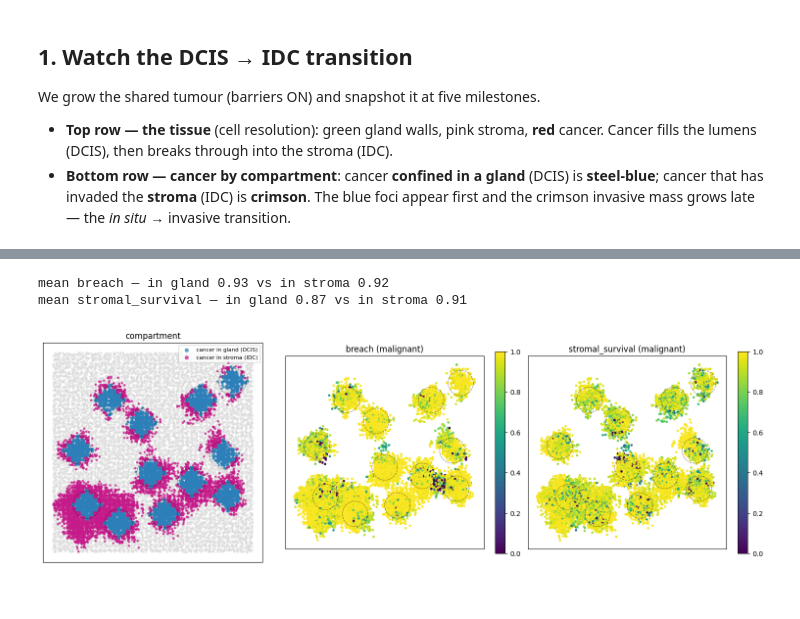
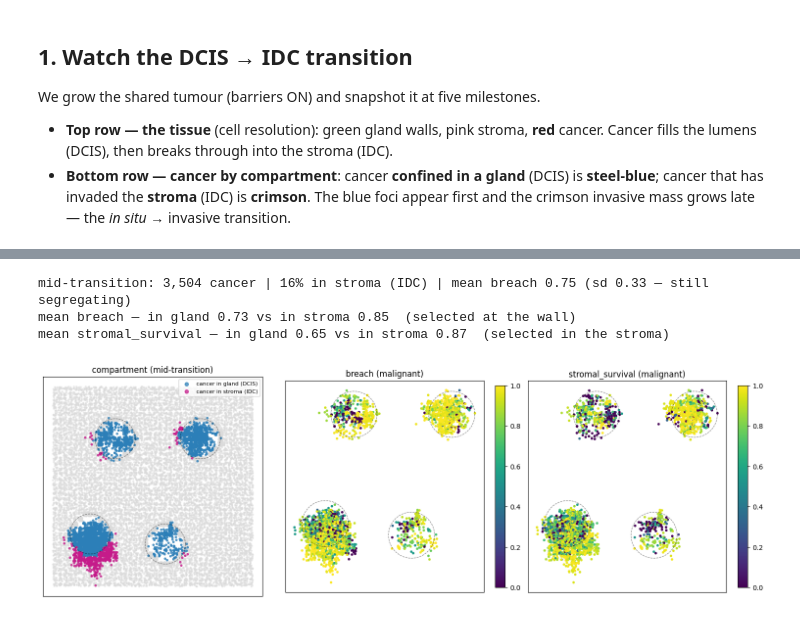
Before and after one commit to pedrofale/iscc, a Jupyter notebook: notebooks/compartment_selection_confound.ipynb, the cells around one changed output, grey strips where cells are left out. Saved outputs shown, nothing was run; the diff lists cells and outputs as text; code cells hidden in the pictures.

```diff
--- a/notebooks/compartment_selection_confound.ipynb
+++ b/notebooks/compartment_selection_confound.ipynb
@@ -46,6 +46,7 @@ We grow the shared tumour (barriers ON) and snapshot it at five milestones.
   cancer that has invaded the **stroma** (IDC) is **crimson**. The blue foci appear first and the
   crimson invasive mass grows late — the *in situ* → invasive transition.
 # %%
+import matplotlib.patches as mpatches
 MILESTONES = [40, 400, 1500, 5000, 10000]
 t = GenotypeTumor(seed=B.BASE_SEED, genome_params=B.GENOME, selection_params=B.SELECTION,
                   cancer_cell_params=B.CANCER, deme_params=B.DEME, spatial_params=B.SPATIAL,
@@ -56,8 +57,9 @@ while True:
     on_traj.append((t.step, ncan, B.stroma_cancer_pct(t)))
     if mi < len(MILESTONES) and ncan >= MILESTONES[mi]:
         t.make_cell_data()
+        img, _ = B.expanded_tissue_rgb(t, section_frac=0.4)   # fast tissue section (no per-clone Muller colormap)
         snaps.append(dict(ncan=ncan, ngl=len(B.glands_colonised(t)), stroma=B.stroma_cancer_pct(t),
-                          cd=t.cell_data, gland_grid=B.cancer_gland_grid(t)))
+                          img=img, gland_grid=B.cancer_gland_grid(t)))
         mi += 1
     if ncan >= MILESTONES[-1]:
         break
@@ -69,15 +71,18 @@ assert B._n_cancer(t) >= 10000
 
 ncol = len(snaps)
 fig, axes = plt.subplots(2, ncol, figsize=(3.0 * ncol, 6.6), constrained_layout=True)
+tissue_legend = [mpatches.Patch(color=(0.17, 0.55, 0.24), label="epithelial"),
+                 mpatches.Patch(color=(0.98, 0.80, 0.86), label="stromal"),
+                 mpatches.Patch(color=(0.84, 0.15, 0.16), label="cancer")]
 for k, s in enumerate(snaps):
-    viz.plot_grid(s["cd"], t.grid_size, t.traces, t.genotypes_parents, color=["cell_type"],
-                  ax=axes[0, k], expand_demes=True, section_frac=0.4, cancer_color="#d62728")
+    axes[0, k].imshow(s["img"], interpolation="nearest"); axes[0, k].set_xticks([]); axes[0, k].set_yticks([])
     axes[0, k].set_title(f"{s['ncan']:,} cancer · {s['ngl']}/{t.n_glands} glands\nstroma {s['stroma']:.0f}%",
                          fontsize=9)
     grid = s["gland_grid"]; rgb = np.ones((*grid.shape, 3))
     rgb[grid >= 0] = (0.17, 0.45, 0.71)   # confined DCIS  -> steel blue
     rgb[grid == -1] = (0.77, 0.10, 0.18)  # stroma-invaded IDC -> crimson
     axes[1, k].imshow(rgb, interpolation="nearest"); axes[1, k].set_xticks([]); axes[1, k].set_yticks([])
+axes[0, 0].legend(handles=tissue_legend, fontsize=7, loc="upper right", framealpha=0.85)
 axes[0, 0].set_ylabel("tissue (cells)\ngreen wall · red cancer · pink stroma", fontsize=8)
 axes[1, 0].set_ylabel("cancer by compartment\nblue = in-gland DCIS · red = stroma IDC", fontsize=8)
 fig.suptitle("Compartment selection: confined multi-focal DCIS breaking out into the stroma (IDC)", fontsize=13)
@@ -97,34 +104,57 @@ shows up most cleanly against the barrier-OFF control in §3. (Gland walls drawn
 # %%
-cd = t.cell_data
-ty = B.cell_types(t); cancer = ty == "cancer"
-gland = B.cell_gland(t)
+# Grow a fresh tumour and STOP at the mid-transition — mean breach ~0.72, breakout in progress. (The
+# grid series above ran to the invaded end-state; here we want the regime where breach still varies.)
+def _breach_mean(tt):
+    num = den = 0.0
+    for g, c in tt.genotypes_counts.items():
+        if c > 0 and tt._is_cancer(g):
+            num += c * tt.genotypes[g].evolutionary_parameters.get("breach", 0.0); den += c
+    return num / den if den else 0.0
+
+def grow_to_mid(seed=B.BASE_SEED, breach_target=0.72):
+    tm = GenotypeTumor(seed=seed, genome_params=B.GENOME, selection_params=B.SELECTION,
+                       cancer_cell_params=B.CANCER, deme_params=B.DEME, spatial_params=B.SPATIAL,
+                       expression_params=B.EXPR(), update_mode="tau", tau=1.0)
+    while not (B._n_cancer(tm) > 800 and _breach_mean(tm) >= breach_target):
+        tm.grow(n_steps=(6 if B._n_cancer(tm) < 800 else 1), seed=seed)
+    tm.make_cell_data()
+    return tm
+
+t_mid = grow_to_mid()
+cd_m = t_mid.cell_data
+ty_m = B.cell_types(t_mid); cancer_m = ty_m == "cancer"; gland_m = B.cell_gland(t_mid)
+breach_m = B.cell_trait(t_mid, "breach"); ss_m = B.cell_trait(t_mid, "stromal_survival")
+print(f"mid-transition: {B._n_cancer(t_mid):,} cancer | {B.stroma_cancer_pct(t_mid):.0f}% in stroma (IDC) | "
+      f"mean breach {breach_m[cancer_m].mean():.2f} (sd {breach_m[cancer_m].std():.2f} — still segregating)")
+
 jit = np.random.default_rng(1)
-jx = cd["cell_crd"]["col"].values + jit.uniform(-0.42, 0.42, len(ty))
-jy = cd["cell_crd"]["row"].values + jit.uniform(-0.42, 0.42, len(ty))
-breach = B.cell_trait(t, "breach"); ss = B.cell_trait(t, "stromal_survival")
+jx = cd_m["cell_crd"]["col"].values + jit.uniform(-0.42, 0.42, len(ty_m))
+jy = cd_m["cell_crd"]["row"].values + jit.uniform(-0.42, 0.42, len(ty_m))
 
 fig, axes = plt.subplots(1, 3, figsize=(15, 5.0))
-# (a) compartment: microenvironment grey, in-gland cancer blue, stroma-invaded cancer red
-axes[0].scatter(jx[~cancer], jy[~cancer], s=4, c="0.86", alpha=0.5)
-axes[0].scatter(jx[cancer & (gland >= 0)], jy[cancer & (gland >= 0)], s=6, c="#2c7fb8", alpha=0.7,
+axes[0].scatter(jx[~cancer_m], jy[~cancer_m], s=4, c="0.86", alpha=0.5)
+axes[0].scatter(jx[cancer_m & (gland_m >= 0)], jy[cancer_m & (gland_m >= 0)], s=7, c="#2c7fb8", alpha=0.75,
                 label="cancer in gland (DCIS)")
-axes[0].scatter(jx[cancer & (gland == -1)], jy[cancer & (gland == -1)], s=6, c="#c51b8a", alpha=0.7,
+axes[0].scatter(jx[cancer_m & (gland_m == -1)], jy[cancer_m & (gland_m == -1)], s=7, c="#c51b8a", alpha=0.75,
                 label="cancer in stroma (IDC)")
-B.draw_glands(axes[0], t); axes[0].legend(fontsize=8, markerscale=2, loc="upper right")
-axes[0].set_title("compartment"); axes[0].set_aspect("equal"); axes[0].invert_yaxis()
+B.draw_glands(axes[0], t_mid); axes[0].legend(fontsize=8, markerscale=2, loc="upper right")
+axes[0].set_title("compartment (mid-transition)"); axes[0].set_aspect("equal"); axes[0].invert_yaxis()
 axes[0].set_xticks([]); axes[0].set_yticks([])
-for ax, val, name in [(axes[1], breach, "breach"), (axes[2], ss, "stromal_survival")]:
-    m = cancer & np.isfinite(val)
-    sc = ax.scatter(jx[m], jy[m], s=6, c=val[m], cmap="viridis", vmin=0, vmax=1)
-    B.draw_glands(ax, t); ax.set_title(f"{name} (malignant)"); ax.set_aspect("equal"); ax.invert_yaxis()
+for ax, val, name in [(axes[1], breach_m, "breach"), (axes[2], ss_m, "stromal_survival")]:
+    m = cancer_m & np.isfinite(val)
+    sc = ax.scatter(jx[m], jy[m], s=7, c=val[m], cmap="viridis", vmin=0, vmax=1)
+    B.draw_glands(ax, t_mid); ax.set_title(f"{name} (malignant)"); ax.set_aspect("equal"); ax.invert_yaxis()
     ax.set_xticks([]); ax.set_yticks([]); plt.colorbar(sc, ax=ax, fraction=0.046)
 plt.tight_layout()
-print(f"mean breach — in gland {breach[cancer & (gland>=0)].mean():.2f} vs in stroma {breach[cancer & (gland==-1)].mean():.2f}")
-print(f"mean stromal_survival — in gland {ss[cancer & (gland>=0)].mean():.2f} vs in stroma {ss[cancer & (gland==-1)].mean():.2f}")
+br_ing = breach_m[cancer_m & (gland_m >= 0)].mean(); br_stro = breach_m[cancer_m & (gland_m == -1)].mean()
+ss_ing = ss_m[cancer_m & (gland_m >= 0)].mean(); ss_stro = ss_m[cancer_m & (gland_m == -1)].mean()
+print(f"mean breach — in gland {br_ing:.2f} vs in stroma {br_stro:.2f}  (selected at the wall)")
+print(f"mean stromal_survival — in gland {ss_ing:.2f} vs in stroma {ss_stro:.2f}  (selected in the stroma)")
 # %% [output]
-mean breach — in gland 0.93 vs in stroma 0.92
-mean stromal_survival — in gland 0.87 vs in stroma 0.91
+mid-transition: 3,504 cancer | 16% in stroma (IDC) | mean breach 0.75 (sd 0.33 — still segregating)
+mean breach — in gland 0.73 vs in stroma 0.85  (selected at the wall)
+mean stromal_survival — in gland 0.65 vs in stroma 0.87  (selected in the stroma)
-[figure, old version]
+[figure, new version]
 # %% [markdown]
 ## 3. The barrier delays stromal invasion (a matched barrier-OFF control)
 
```
Also changed, not shown: parts of 7 cells of this notebook, 10 other files.
